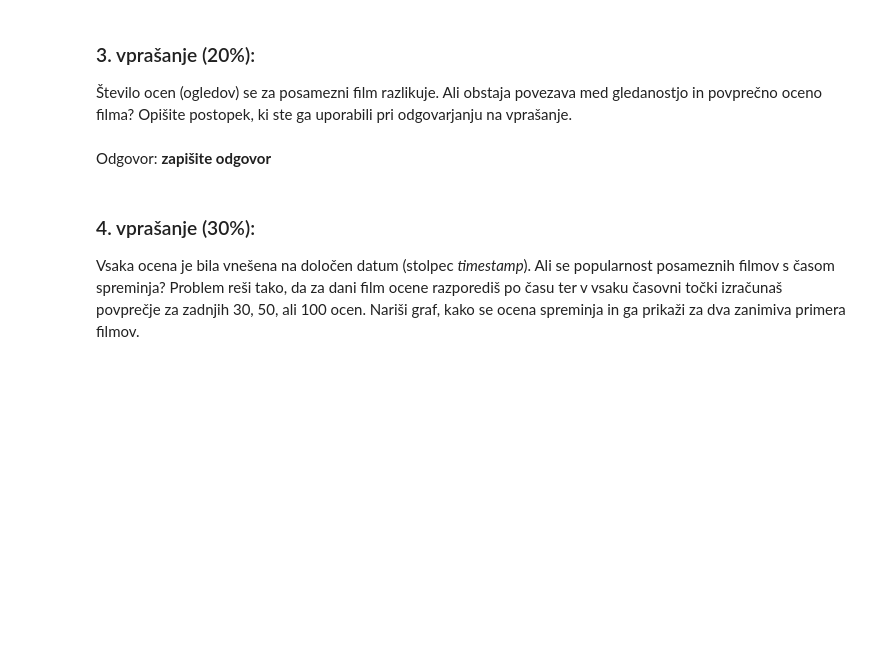
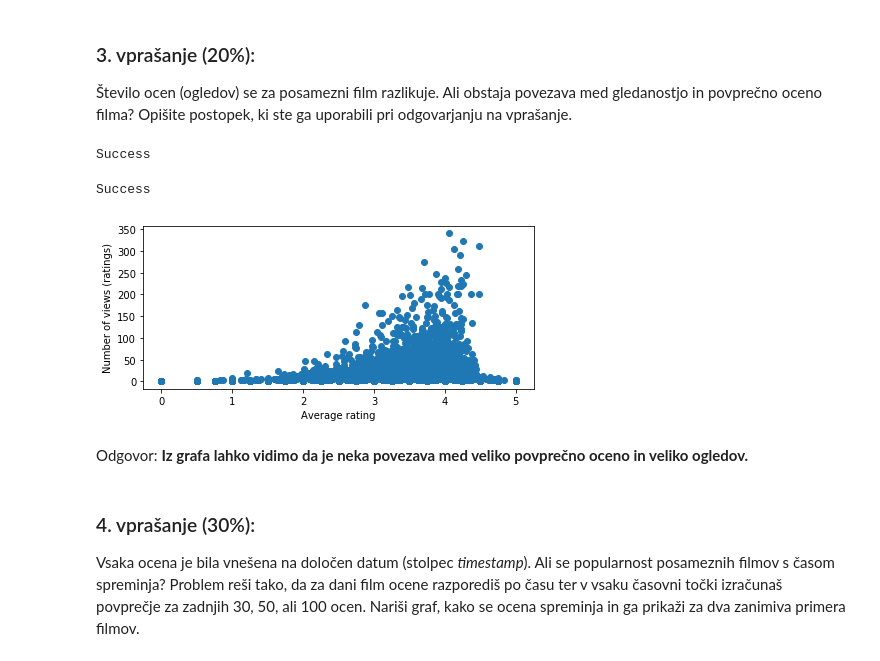
Before and after one commit to Zanz2/PR18DNzz, a Jupyter notebook: dn1/n1_priprava_pregled.ipynb, the cells around one changed output. Drawn from its saved outputs; the diff is of its cells as text; code cells hidden in the pictures; blank space fills up the shorter version.

```diff
--- a/dn1/n1_priprava_pregled.ipynb
+++ b/dn1/n1_priprava_pregled.ipynb
@@ -230,5 +236,47 @@ ste ga uporabili pri odgovarjanju na vprašanje.
-# %% [markdown]
-Odgovor: **zapišite odgovor**
+# %%
+# Preuredil prejšno funkcijo
+rating_count_list = []
+avg_rating_list = []
+
+
+average_movie_ratings = []
+for element in movies_orange:
+    # print(element["movieId"])
+    ratings_with_id_of_this_movie_filt = SameValue(ratings_orange.domain['movieId'], element["movieId"])
+    ratings_of_this_movie_subset = ratings_with_id_of_this_movie_filt(ratings_orange)
+    # movie_title = str(element["title"])
+    rating_sum = 0
+    rating_count = 0
+    for rating in ratings_of_this_movie_subset:
+        rating_sum += float(rating[2]) # domain index of rating is 2
+        rating_count += 1
+    if(rating_count != 0):
+        avg_rating = rating_sum / rating_count
+    else:
+        avg_rating = 0
+    # average_movie_ratings.append([movie_title,rating_count,avg_rating])
+
+    avg_rating_list.append(avg_rating)
+    rating_count_list.append(rating_count)
+
+    # print(average_movie_ratings)
+print("Success")
+# print(len(rating_count_list))
+# print(len(avg_rating_list))
+# %% [output]
+Success
+# %%
+fig, axes = plt.subplots(figsize=(7, 3))
+axes.scatter(avg_rating_list, rating_count_list)
+axes.set_xlabel('Average rating')
+axes.set_ylabel('Number of views (ratings)')
+
+print("Success")
+# %% [output]
+Success
+[figure, added]
+# %% [markdown]
+Odgovor: **Iz grafa lahko vidimo da je neka povezava med veliko povprečno oceno in veliko ogledov.**
 # %% [markdown]
 ### 4. vprašanje (30%):
 Vsaka ocena je bila vnešena na določen datum (stolpec
```
Also changed, not shown: parts of 32 cells of this notebook, 1 other file.
